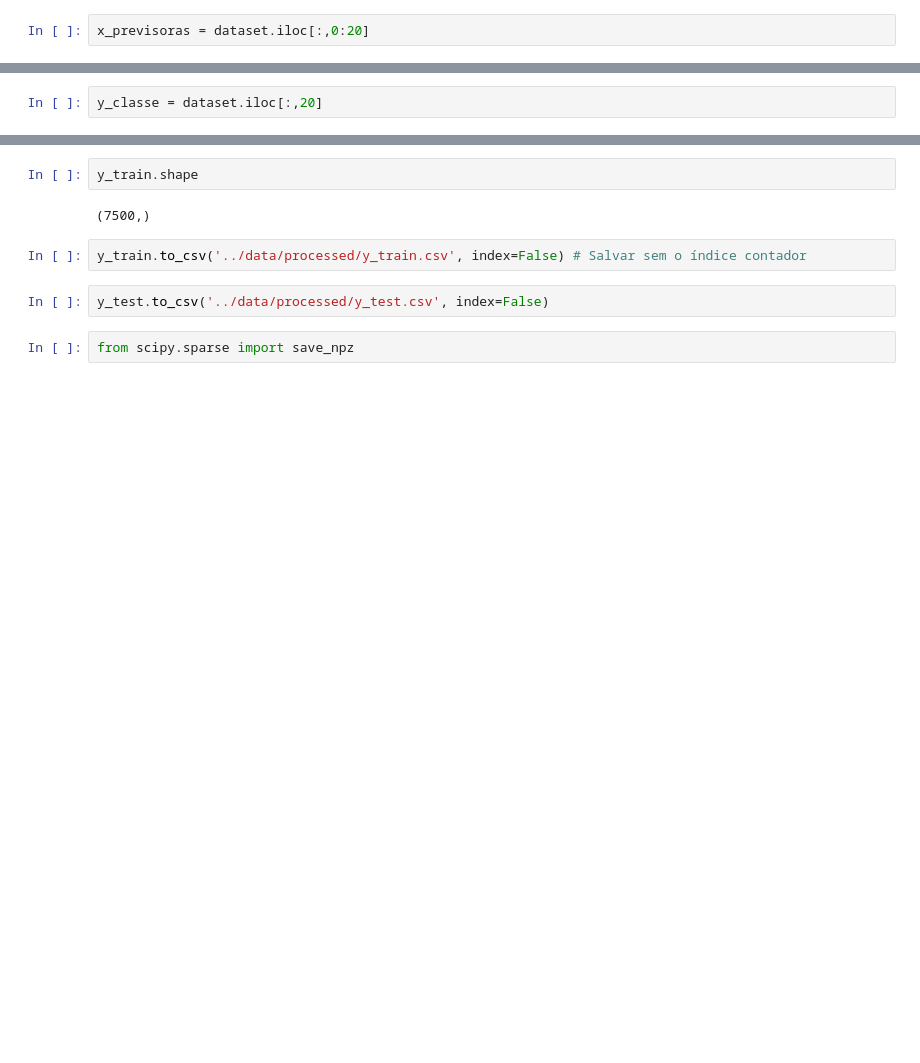
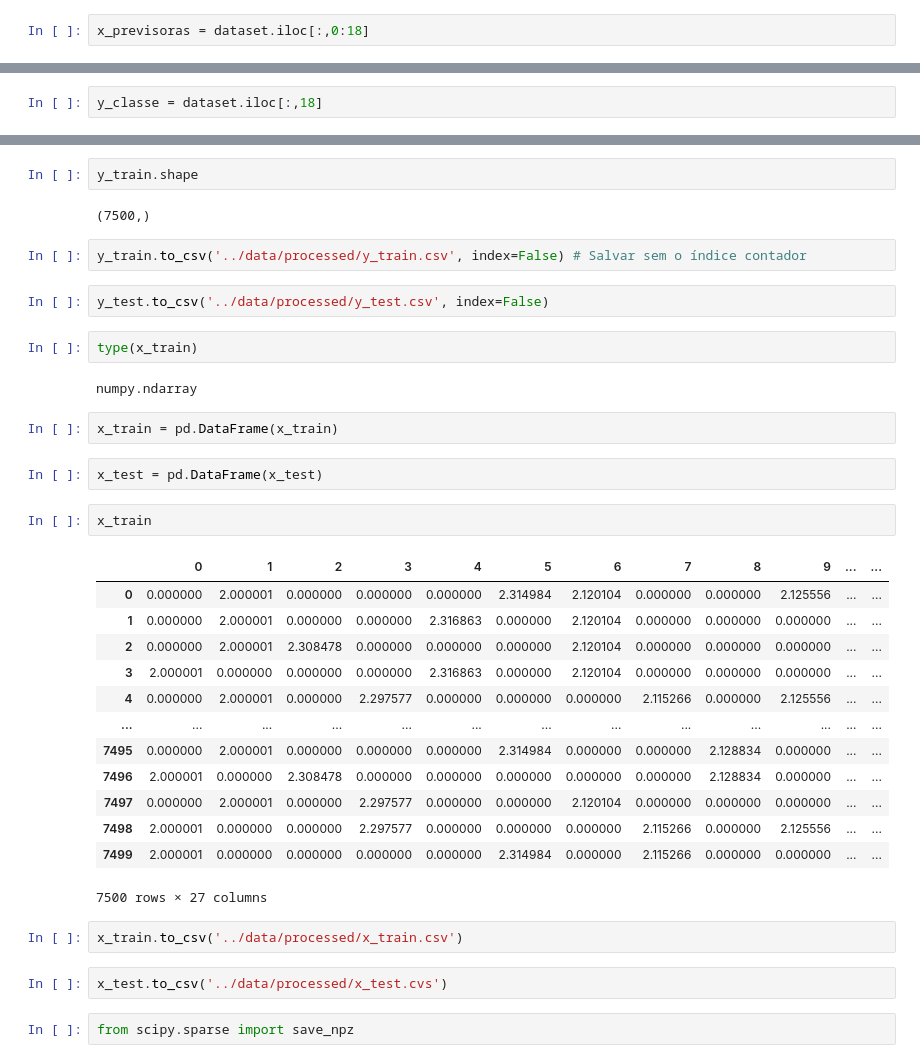
Before and after one commit to Pablo-Sant/Classificacao_diabetes, a Jupyter notebook: notebooks/02-processing.ipynb, the cells around one changed output, grey strips where cells are left out. Cells and saved outputs as stored; diff of their text form; blank space fills up the shorter version.

```diff
--- a/notebooks/02-processing.ipynb
+++ b/notebooks/02-processing.ipynb
@@ -131,6 +129,6 @@ Index(['Age', 'Sex', 'Ethnicity', 'BMI', 'Waist_Circumference',
       dtype='object')
 # %%
-x_previsoras = dataset.iloc[:,0:20]
+x_previsoras = dataset.iloc[:,0:18]
 # %%
 x_previsoras.columns
 # %% [output]
@@ -143,6 +141,6 @@ Index(['Age', 'Sex', 'Ethnicity', 'BMI', 'Waist_Circumference',
       dtype='object')
 # %%
-y_classe = dataset.iloc[:,20]
+y_classe = dataset.iloc[:,18]
 # %%
 y_classe
 # %% [output]
@@ -220,6 +218,34 @@ y_train.shape
 y_train.to_csv('../data/processed/y_train.csv', index=False) # Salvar sem o índice contador
 # %%
 y_test.to_csv('../data/processed/y_test.csv', index=False)
+# %%
+type(x_train)
+# %% [output]
+numpy.ndarray
+# %%
+x_train = pd.DataFrame(x_train)
+# %%
+x_test = pd.DataFrame(x_test)
+# %%
+x_train
+# %% [output]
+|  | 0 | 1 | 2 | 3 | 4 | 5 | 6 | 7 | 8 | 9 | ... | ... |
+| 0 | 0.000000 | 2.000001 | 0.000000 | 0.000000 | 0.000000 | 2.314984 | 2.120104 | 0.000000 | 0.000000 | 2.125556 | ... | ... |
+| 1 | 0.000000 | 2.000001 | 0.000000 | 0.000000 | 2.316863 | 0.000000 | 2.120104 | 0.000000 | 0.000000 | 0.000000 | ... | ... |
+| 2 | 0.000000 | 2.000001 | 2.308478 | 0.000000 | 0.000000 | 0.000000 | 2.120104 | 0.000000 | 0.000000 | 0.000000 | ... | ... |
+| 3 | 2.000001 | 0.000000 | 0.000000 | 0.000000 | 2.316863 | 0.000000 | 2.120104 | 0.000000 | 0.000000 | 0.000000 | ... | ... |
+| 4 | 0.000000 | 2.000001 | 0.000000 | 2.297577 | 0.000000 | 0.000000 | 0.000000 | 2.115266 | 0.000000 | 2.125556 | ... | ... |
+| ... | ... | ... | ... | ... | ... | ... | ... | ... | ... | ... | ... | ... |
+| 7495 | 0.000000 | 2.000001 | 0.000000 | 0.000000 | 0.000000 | 2.314984 | 0.000000 | 0.000000 | 2.128834 | 0.000000 | ... | ... |
+| 7496 | 2.000001 | 0.000000 | 2.308478 | 0.000000 | 0.000000 | 0.000000 | 0.000000 | 0.000000 | 2.128834 | 0.000000 | ... | ... |
+| 7497 | 0.000000 | 2.000001 | 0.000000 | 2.297577 | 0.000000 | 0.000000 | 2.120104 | 0.000000 | 0.000000 | 0.000000 | ... | ... |
+| 7498 | 2.000001 | 0.000000 | 0.000000 | 2.297577 | 0.000000 | 0.000000 | 0.000000 | 2.115266 | 0.000000 | 2.125556 | ... | ... |
+| 7499 | 2.000001 | 0.000000 | 0.000000 | 0.000000 | 0.000000 | 2.314984 | 0.000000 | 2.115266 | 0.000000 | 0.000000 | ... | ... |
+7500 rows × 27 columns
+# %%
+x_train.to_csv('../data/processed/x_train.csv')
+# %%
+x_test.to_csv('../data/processed/x_test.cvs')
 # %%
 from scipy.sparse import save_npz
 # %%
```
Also changed, not shown: parts of 14 cells of this notebook, 2 other files.
